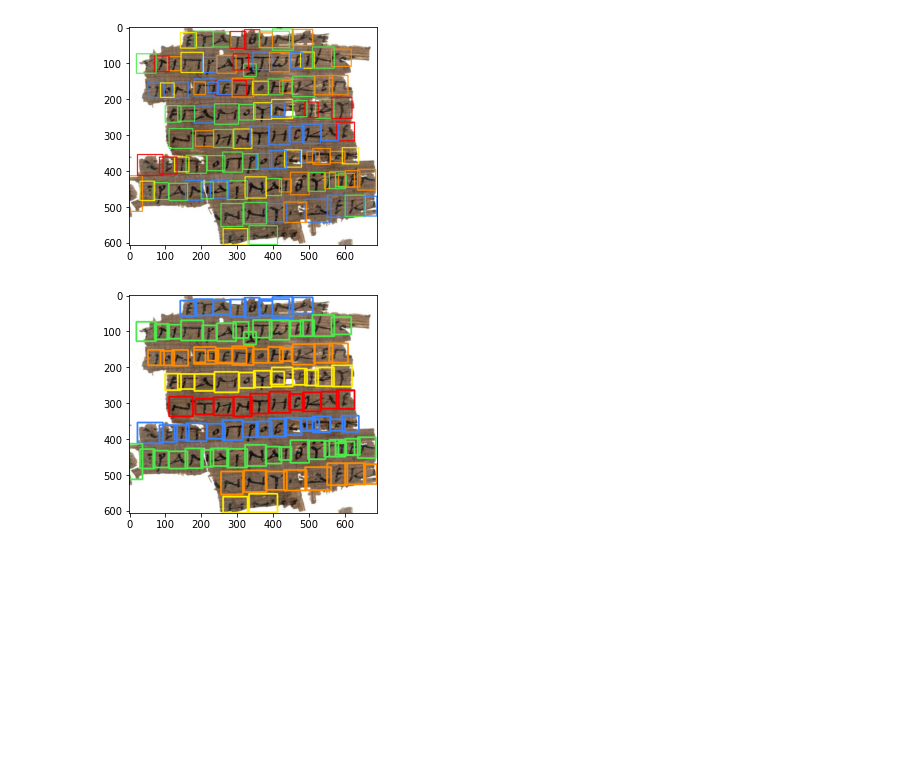
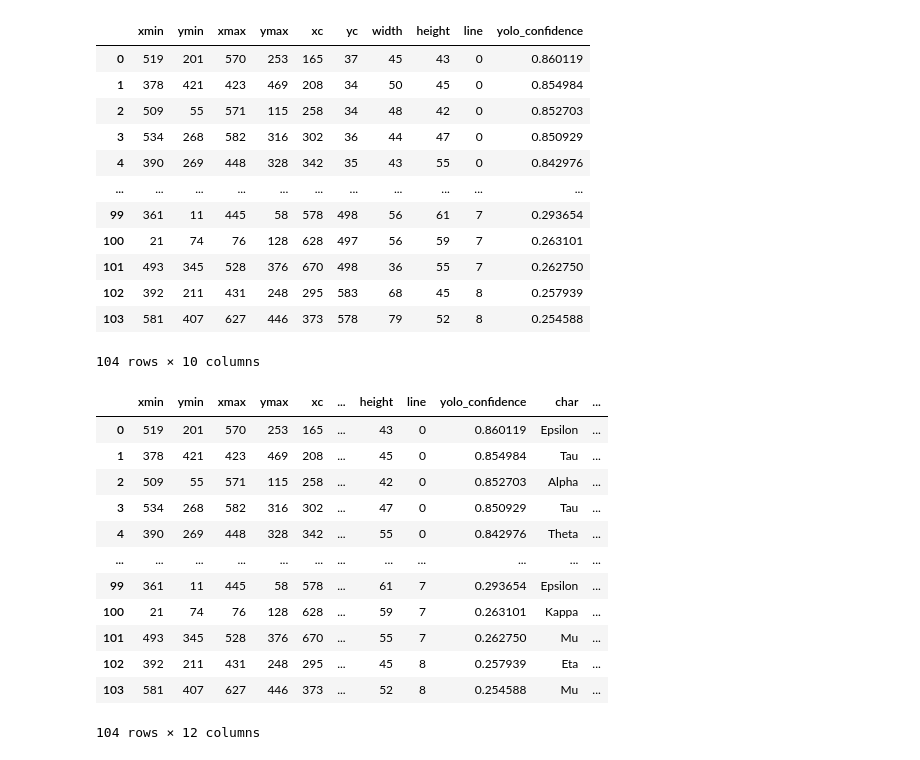
Before and after one commit to mis2n/Transkrybe, a Jupyter notebook: lineseg sandbox.ipynb, the cells around one changed output. Saved outputs shown, nothing was run; the diff lists cells and outputs as text; code cells hidden in the pictures; blank space fills up the shorter version.

Commit message:
backing up during dev for resnet inferencing

```diff
--- a/lineseg sandbox.ipynb
+++ b/lineseg sandbox.ipynb
@@ -22,0 +37,3 @@ from os import listdir
+# %%
+seg = torch.hub.load('ultralytics/yolov5', 'custom', path='static/models/best_yolo.pt')
+infer = load_model("static/models/alv2_cxe")
@@ -550,27 +616,0 @@ ll
-# %%
-def saveLinesImg(corlines, df):
-    thickness = 2
-    colorspace = [(55, 131, 255), (77, 233, 76), (255, 140, 0), (255, 238, 0), (246, 0, 0)]
-    tog = 0
-    img = cv2.imread("static/data/current.jpg")[..., ::-1]
-    image = img.copy()
-    plt.figure()
-    for i in range(len(corlines)):
-        ln = corlines[i]
-        for j in range(len(ln)):
-            dex = ln[j]
-            # top left
-            start_point = (int(df['xc'][dex] - (df['width'][dex] / 2)), int(df['yc'][dex] - (df['height'][dex] / 2)))
-            # bttm right
-            end_point = (int(df['xc'][dex] + (df['width'][dex] / 2)), int(df['yc'][dex] + (df['height'][dex] / 2)))
-            image = cv2.rectangle(image, start_point, end_point, colorspace[tog], thickness)
-        tog += 1
-        if tog >= len(colorspace):
-            tog = 0
-    plt.imshow(image)
-    plt.savefig("static/data/yololocs.png")
-    plt.show()
-# %%
-saveLinesImg(corlines, df)
-# %% [output]
-[figure, removed]
@@ -603,4 +616,0 @@ def saveLinesImg(df, ll):
-# %%
-saveLinesImg(df, ll)
-# %% [output]
-[figure, removed]
@@ -606,0 +620,37 @@ saveLinesImg(df, ll)
+# %%
+imgpath = "static/data/current.jpg"
+out = yolo(imgpath)
+df, ll = makeLines(out)
+saveLinesImg(df, ll)
+df
+# %% [output]
+|  | xmin | ymin | xmax | ymax | xc | yc | width | height | line | yolo_confidence |
+| 0 | 519 | 201 | 570 | 253 | 165 | 37 | 45 | 43 | 0 | 0.860119 |
+| 1 | 378 | 421 | 423 | 469 | 208 | 34 | 50 | 45 | 0 | 0.854984 |
+| 2 | 509 | 55 | 571 | 115 | 258 | 34 | 48 | 42 | 0 | 0.852703 |
+| 3 | 534 | 268 | 582 | 316 | 302 | 36 | 44 | 47 | 0 | 0.850929 |
+| 4 | 390 | 269 | 448 | 328 | 342 | 35 | 43 | 55 | 0 | 0.842976 |
+| ... | ... | ... | ... | ... | ... | ... | ... | ... | ... | ... |
+| 99 | 361 | 11 | 445 | 58 | 578 | 498 | 56 | 61 | 7 | 0.293654 |
+| 100 | 21 | 74 | 76 | 128 | 628 | 497 | 56 | 59 | 7 | 0.263101 |
+| 101 | 493 | 345 | 528 | 376 | 670 | 498 | 36 | 55 | 7 | 0.262750 |
+| 102 | 392 | 211 | 431 | 248 | 295 | 583 | 68 | 45 | 8 | 0.257939 |
+| 103 | 581 | 407 | 627 | 446 | 373 | 578 | 79 | 52 | 8 | 0.254588 |
+104 rows × 10 columns
+# %%
+df2 = inferFrag(df)
+df2
+# %% [output]
+|  | xmin | ymin | xmax | ymax | xc | ... | height | line | yolo_confidence | char | ... |
+| 0 | 519 | 201 | 570 | 253 | 165 | ... | 43 | 0 | 0.860119 | Epsilon | ... |
+| 1 | 378 | 421 | 423 | 469 | 208 | ... | 45 | 0 | 0.854984 | Tau | ... |
+| 2 | 509 | 55 | 571 | 115 | 258 | ... | 42 | 0 | 0.852703 | Alpha | ... |
+| 3 | 534 | 268 | 582 | 316 | 302 | ... | 47 | 0 | 0.850929 | Tau | ... |
+| 4 | 390 | 269 | 448 | 328 | 342 | ... | 55 | 0 | 0.842976 | Theta | ... |
+| ... | ... | ... | ... | ... | ... | ... | ... | ... | ... | ... | ... |
+| 99 | 361 | 11 | 445 | 58 | 578 | ... | 61 | 7 | 0.293654 | Epsilon | ... |
+| 100 | 21 | 74 | 76 | 128 | 628 | ... | 59 | 7 | 0.263101 | Kappa | ... |
+| 101 | 493 | 345 | 528 | 376 | 670 | ... | 55 | 7 | 0.262750 | Mu | ... |
+| 102 | 392 | 211 | 431 | 248 | 295 | ... | 45 | 8 | 0.257939 | Eta | ... |
+| 103 | 581 | 407 | 627 | 446 | 373 | ... | 52 | 8 | 0.254588 | Mu | ... |
+104 rows × 12 columns
```
Also changed, not shown: parts of 17 cells of this notebook, 7 other files.
